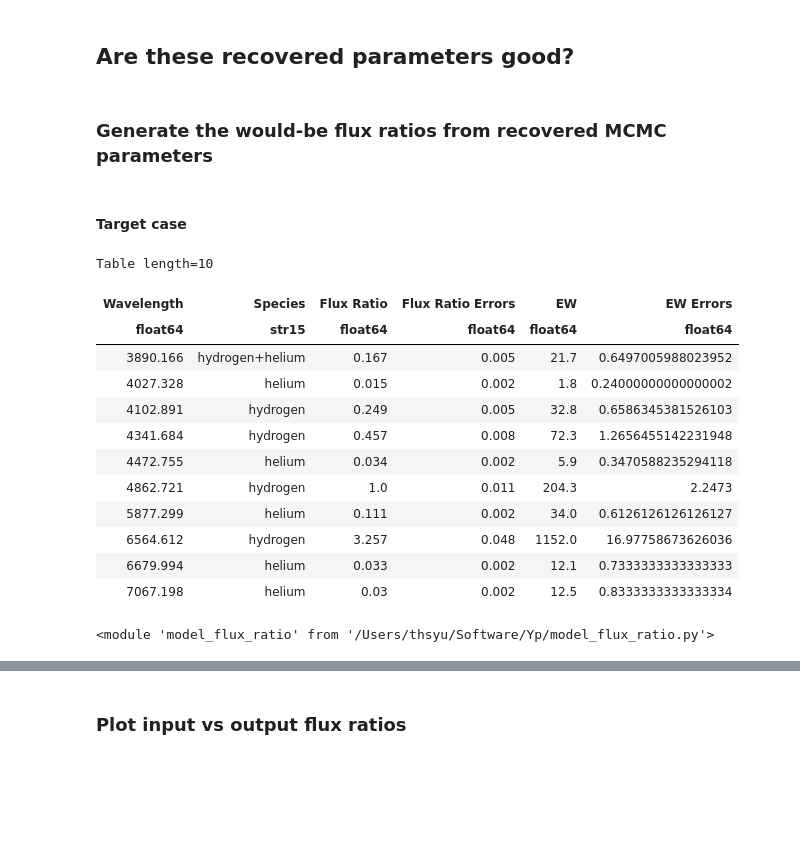
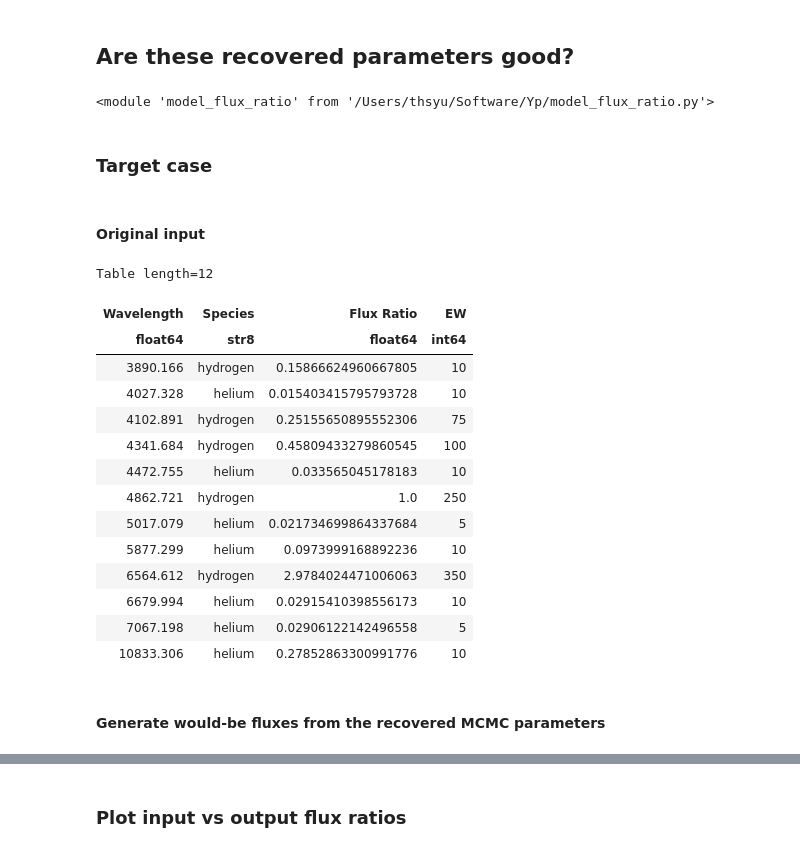
Before and after one commit to tiffanyhsyu/Yp, a Jupyter notebook: check_run_results.ipynb, the cells around one changed output, grey strips where cells are left out. Drawn from its saved outputs; the diff is of its cells as text; code cells hidden in the pictures; blank space fills up the shorter version.

```diff
--- a/check_run_results.ipynb
+++ b/check_run_results.ipynb
@@ -116,6 +121,2 @@ fig.savefig('{0:s}_{1:d}walkers_{2:d}steps.pdf'.format('CGCG007025No2_timeevol',
 # %% [markdown]
 ## Are these recovered parameters good?
-# %% [markdown]
-### Generate the would-be flux ratios from recovered MCMC parameters
-# %% [markdown]
-#### Target case
@@ -124,22 +123,31 @@ targ_input = Table.read('/Users/thsyu/Software/Yp/test_data/CGCG007025No2', form
-# %%
-targ_input
-# %% [output]
-Table length=10
-| Wavelength | Species | Flux Ratio | Flux Ratio Errors | EW | EW Errors |
-| float64 | str15 | float64 | float64 | float64 | float64 |
-| 3890.166 | hydrogen+helium | 0.167 | 0.005 | 21.7 | 0.6497005988023952 |
-| 4027.328 | helium | 0.015 | 0.002 | 1.8 | 0.24000000000000002 |
-| 4102.891 | hydrogen | 0.249 | 0.005 | 32.8 | 0.6586345381526103 |
-| 4341.684 | hydrogen | 0.457 | 0.008 | 72.3 | 1.2656455142231948 |
-| 4472.755 | helium | 0.034 | 0.002 | 5.9 | 0.3470588235294118 |
-| 4862.721 | hydrogen | 1.0 | 0.011 | 204.3 | 2.2473 |
-| 5877.299 | helium | 0.111 | 0.002 | 34.0 | 0.6126126126126127 |
-| 6564.612 | hydrogen | 3.257 | 0.048 | 1152.0 | 16.97758673626036 |
-| 6679.994 | helium | 0.033 | 0.002 | 12.1 | 0.7333333333333333 |
-| 7067.198 | helium | 0.03 | 0.002 | 12.5 | 0.8333333333333334 |
 # %%
 import importlib
 importlib.reload(mfr)
 # %% [output]
 <module 'model_flux_ratio' from '/Users/thsyu/Software/Yp/model_flux_ratio.py'>
+# %% [markdown]
+### Target case
+# %% [markdown]
+#### Original input
+# %%
+targ_input = Table.read('/Users/thsyu/Software/Yp/test_output_flux', format='ascii', delimiter=' ')
+targ_input
+# %% [output]
+Table length=12
+| Wavelength | Species | Flux Ratio | EW |
+| float64 | str8 | float64 | int64 |
+| 3890.166 | hydrogen | 0.15866624960667805 | 10 |
+| 4027.328 | helium | 0.015403415795793728 | 10 |
+| 4102.891 | hydrogen | 0.25155650895552306 | 75 |
+| 4341.684 | hydrogen | 0.45809433279860545 | 100 |
+| 4472.755 | helium | 0.033565045178183 | 10 |
+| 4862.721 | hydrogen | 1.0 | 250 |
+| 5017.079 | helium | 0.021734699864337684 | 5 |
+| 5877.299 | helium | 0.0973999168892236 | 10 |
+| 6564.612 | hydrogen | 2.9784024471006063 | 350 |
+| 6679.994 | helium | 0.02915410398556173 | 10 |
+| 7067.198 | helium | 0.02906122142496558 | 5 |
+| 10833.306 | helium | 0.27852863300991776 | 10 |
+# %% [markdown]
+#### Generate would-be fluxes from the recovered MCMC parameters
 # %%
```
Also changed, not shown: parts of 21 cells of this notebook, 2 other files.
